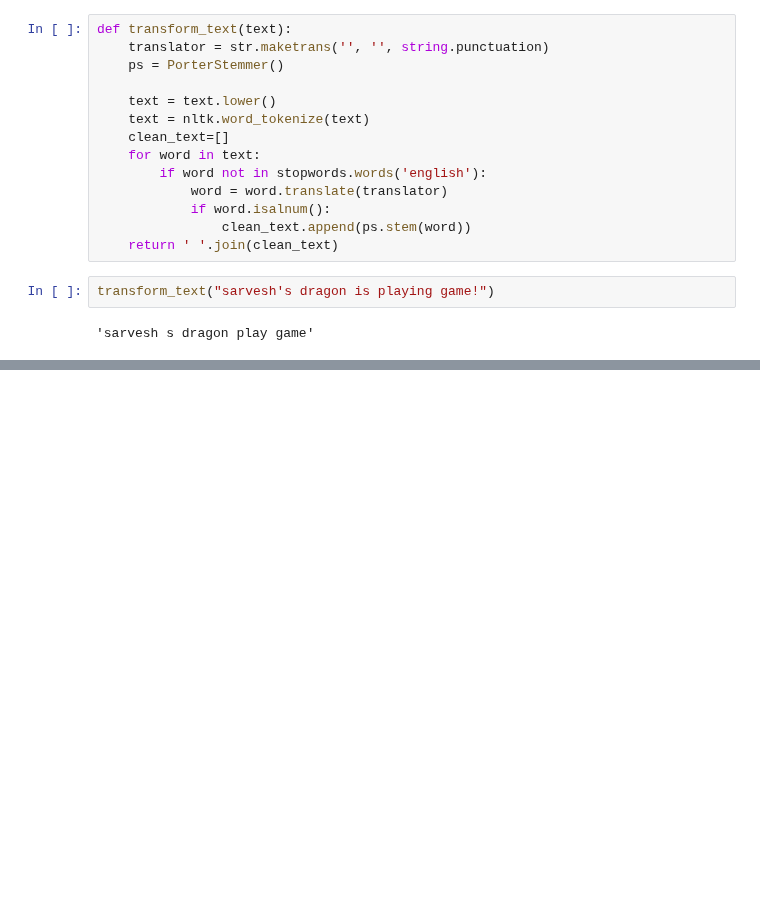
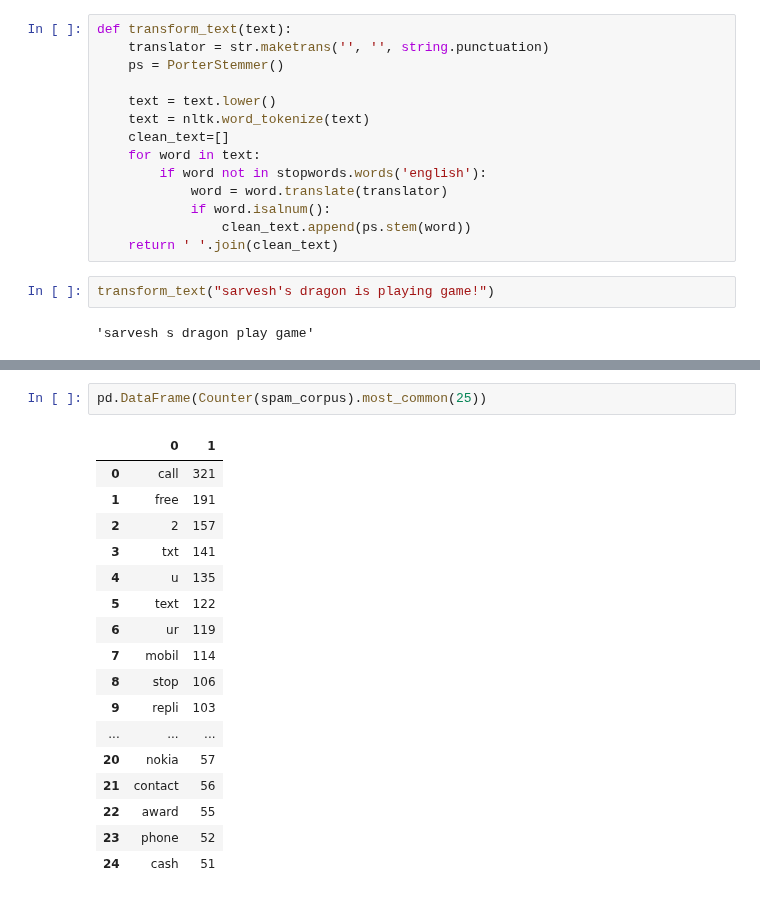
Before and after one commit to Sarvesh-Kesharwani/Spam_Classifier, a Jupyter notebook: 2. data_cleaning/1.ipynb, the cells around one changed output, grey strips where cells are left out. Cells and saved outputs as stored; diff of their text form; blank space fills up the shorter version.

```diff
--- a/2. data_cleaning/1.ipynb
+++ b/2. data_cleaning/1.ipynb
@@ -278,0 +336,20 @@ ModuleNotFoundError: No module named 'wordcloud'
+# %%
+pd.DataFrame(Counter(spam_corpus).most_common(25))
+# %% [output]
+|  | 0 | 1 |
+| 0 | call | 321 |
+| 1 | free | 191 |
+| 2 | 2 | 157 |
+| 3 | txt | 141 |
+| 4 | u | 135 |
+| 5 | text | 122 |
+| 6 | ur | 119 |
+| 7 | mobil | 114 |
+| 8 | stop | 106 |
+| 9 | repli | 103 |
+| ... | ... | ... |
+| 20 | nokia | 57 |
+| 21 | contact | 56 |
+| 22 | award | 55 |
+| 23 | phone | 52 |
+| 24 | cash | 51 |
```
Also changed, not shown: parts of 13 cells of this notebook.
